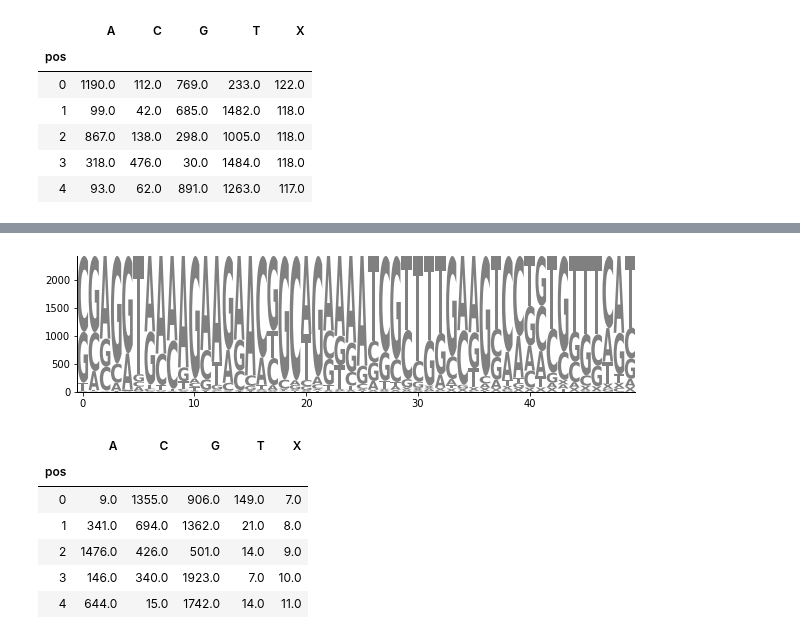
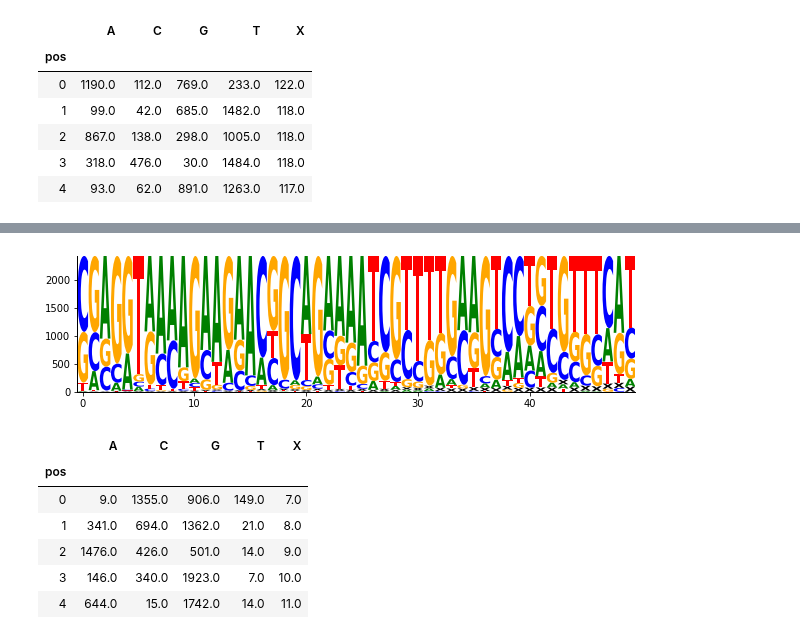
Before and after one commit to L-F-S/cas_mining, a Jupyter notebook: 8pamsearch/protospacer flanking sequences data exploration-Copy1.ipynb, the cells around one changed output, grey strips where cells are left out. Saved outputs shown, nothing was run; the diff lists cells and outputs as text; code cells hidden in the pictures.

Commit message:
polished logo analysis

```diff
--- a/8pamsearch/protospacer flanking sequences data exploration-Copy1.ipynb
+++ b/8pamsearch/protospacer flanking sequences data exploration-Copy1.ipynb
@@ -174,8 +174,8 @@ counts_mat.head()
 | 3 | 318.0 | 476.0 | 30.0 | 1484.0 | 118.0 |
 | 4 | 93.0 | 62.0 | 891.0 | 1263.0 | 117.0 |
 # %%
-logo=lm.Logo(counts_mat,shade_below=.5,fade_below=.5)
+logo=lm.Logo(counts_mat,shade_below=.5,fade_below=.5, color_scheme="classic")
 logo.style_spines(visible=False)
 logo.style_spines(spines=['left', 'bottom'], visible=True)
-plt.savefig(seqid+"upstream.logo1.pdf")
+plt.savefig(seqid+"upstream.logo.pdf")
 # %% [output]
@@ -182,4 +183,4 @@ plt.savefig(seqid+"upstream.logo1.pdf")
-[figure, old version]
+[figure, new version]
 # %%
 #downstream:
 # 1: remove strings with different length:
```
Also changed, not shown: parts of 14 cells of this notebook, 5 other files.
